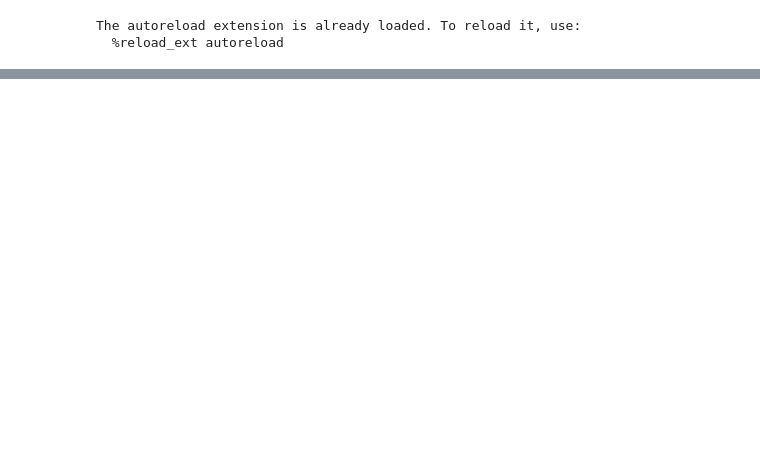
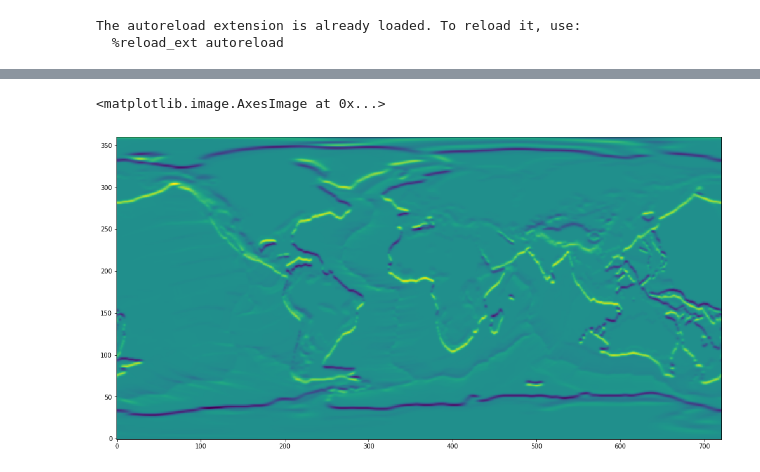
Before and after one commit to siwill22/paleotopography, a Jupyter notebook: dev/MassBalance.ipynb, the cells around one changed output, grey strips where cells are left out. Drawn from its saved outputs; the diff is of its cells as text; code cells hidden in the pictures; blank space fills up the shorter version.

```diff
--- a/dev/MassBalance.ipynb
+++ b/dev/MassBalance.ipynb
@@ -40,0 +41,9 @@ plt.plot(zip(*results)[2])
+# %%
+import numpy as np
+
+ptopo = GplatesRaster(paleotopography_grid_template % 5)
+plt.figure(figsize=(20,9))
+plt.imshow(np.gradient(ptopo.gridZ,axis=0),origin='lower')
+# %% [output]
+<matplotlib.image.AxesImage at 0x...>
+[figure, added]
```
Also changed, not shown: parts of 3 cells of this notebook, 1 other file.
